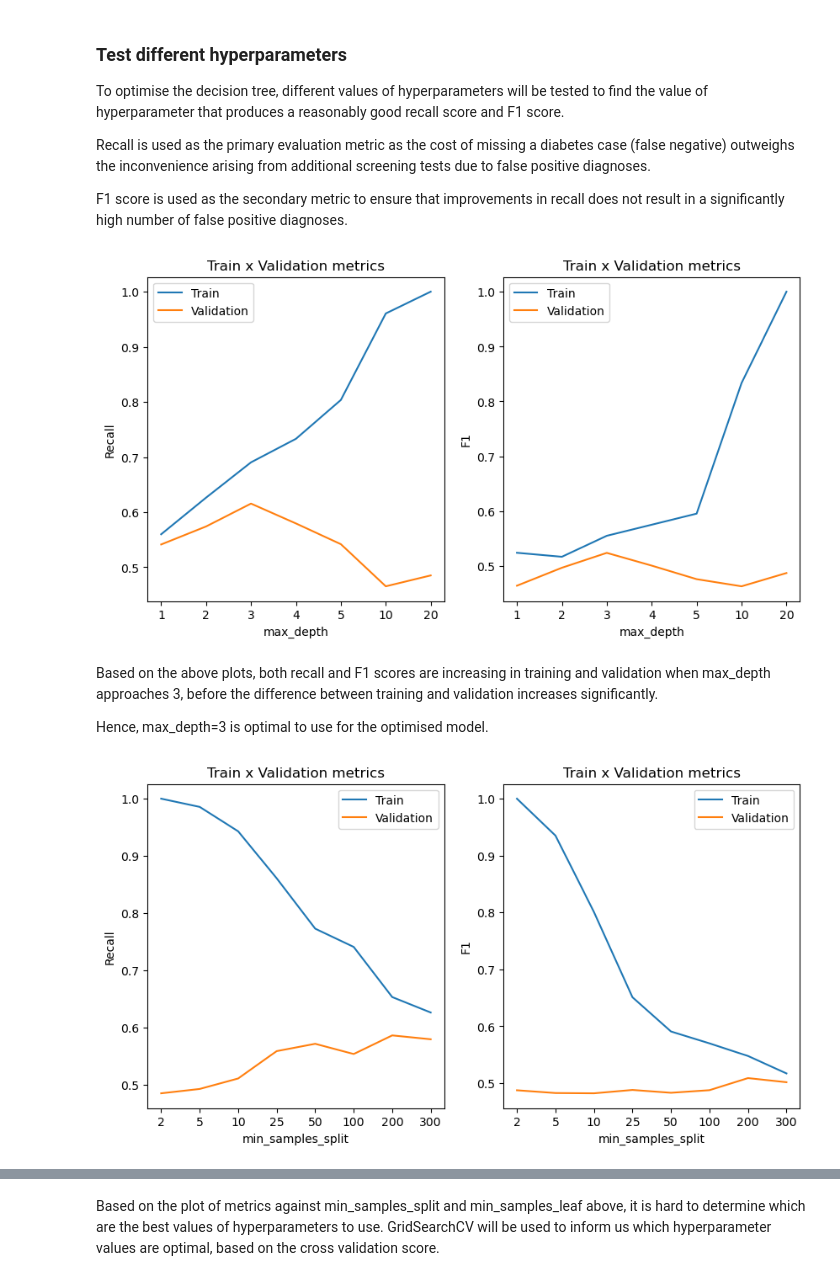
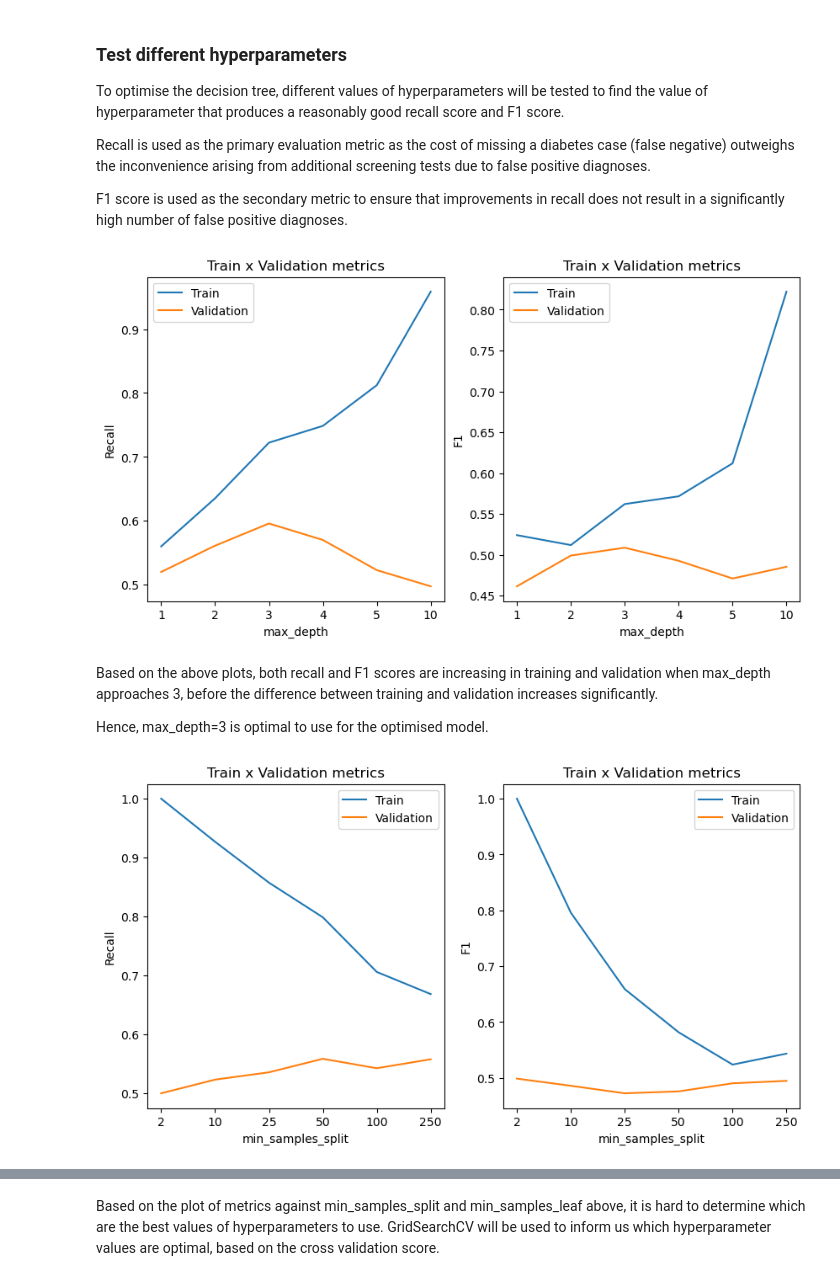
Before and after one commit to ryansoh-42/interpretable-ML-T2DM, a Jupyter notebook: notebooks/04_model_training.ipynb, the cells around one changed output, grey strips where cells are left out. Cells and saved outputs as stored; diff of their text form; code cells hidden in the pictures.

```diff
--- a/notebooks/04_model_training.ipynb
+++ b/notebooks/04_model_training.ipynb
@@ -80,11 +90,10 @@ Recall is used as the primary evaluation metric as the cost of missing a diabete
 F1 score is used as the secondary metric to ensure that improvements in recall does not result in a significantly high number of false positive diagnoses.
 # %%
 # Create a list of values for the Decision Tree Classifier hyperparameters to observe their effects on model performance
-max_depth_list = [1, 2, 3, 4, 5, 10, 20]
-min_samples_split_list = [2, 5, 10, 25, 50, 100, 200, 300]
-min_samples_leaf_list = [1, 2, 5, 10, 15, 20, 25, 50, 100, 250]
+max_depth_list = [1, 2, 3, 4, 5, 10]
+min_samples_split_list = [2, 10, 25, 50, 100, 250]
+min_samples_leaf_list = [1, 2, 10, 25, 50, 100, 250]
 
-CRITERION = "entropy"
 CLASS_WEIGHT = "balanced"
 RANDOM_STATE = 42
 # %%
@@ -103,8 +112,7 @@ f1_scores_train =[]
 f1_scores_cv = []
 
 for max_depth in max_depth_list:
-    dt = DecisionTreeClassifier(criterion=CRITERION,
-                                max_depth=max_depth,
+    dt = DecisionTreeClassifier(max_depth=max_depth,
                                 class_weight=CLASS_WEIGHT,
                                 random_state=RANDOM_STATE
                                 )
@@ -123,34 +131,34 @@ for max_depth in max_depth_list:
 
     recall_cv_mean = recall_cv.mean()
     f1_cv_mean = f1_cv.mean()
 
     recall_scores_cv.append(recall_cv_mean)
     f1_scores_cv.append(f1_cv_mean)
 
 
 plt.figure(figsize=(10, 5))
 
 plt.subplot(1,2,1)
 plt.title("Train x Validation metrics")
 plt.xlabel("max_depth")
 plt.ylabel("Recall")
 plt.xticks(ticks=range(len(max_depth_list)), labels=max_depth_list)
 plt.plot(recall_scores_train)
 plt.plot(recall_scores_cv)
 plt.legend(["Train", "Validation"])
 
 plt.subplot(1,2,2)
 plt.title("Train x Validation metrics")
 plt.xlabel("max_depth")
 plt.ylabel("F1")
 plt.xticks(ticks=range(len(max_depth_list)), labels=max_depth_list)
 plt.plot(f1_scores_train)
 plt.plot(f1_scores_cv)
 plt.legend(["Train", "Validation"])
 
 plt.show()
 # %% [output]
-[figure, old version]
+[figure, new version]
 # %% [markdown]
 Based on the above plots, both recall and F1 scores are increasing in training and validation when max_depth approaches 3, before the difference between training and validation increases significantly.
 
@@ -163,8 +171,7 @@ f1_scores_train =[]
 f1_scores_cv = []
 
 for min_samples_split in min_samples_split_list:
-    dt = DecisionTreeClassifier(criterion=CRITERION,
-                                min_samples_split=min_samples_split,
+    dt = DecisionTreeClassifier(min_samples_split=min_samples_split,
                                 class_weight=CLASS_WEIGHT,
                                 random_state=RANDOM_STATE
                                 )
@@ -210,7 +217,7 @@ plt.legend(["Train", "Validation"])
 
 plt.show()
 # %% [output]
-[figure, old version]
+[figure, new version]
 # %%
 # Evaluating min_samples_leaf
 recall_scores_train = []
```
Also changed, not shown: parts of 30 cells of this notebook.
